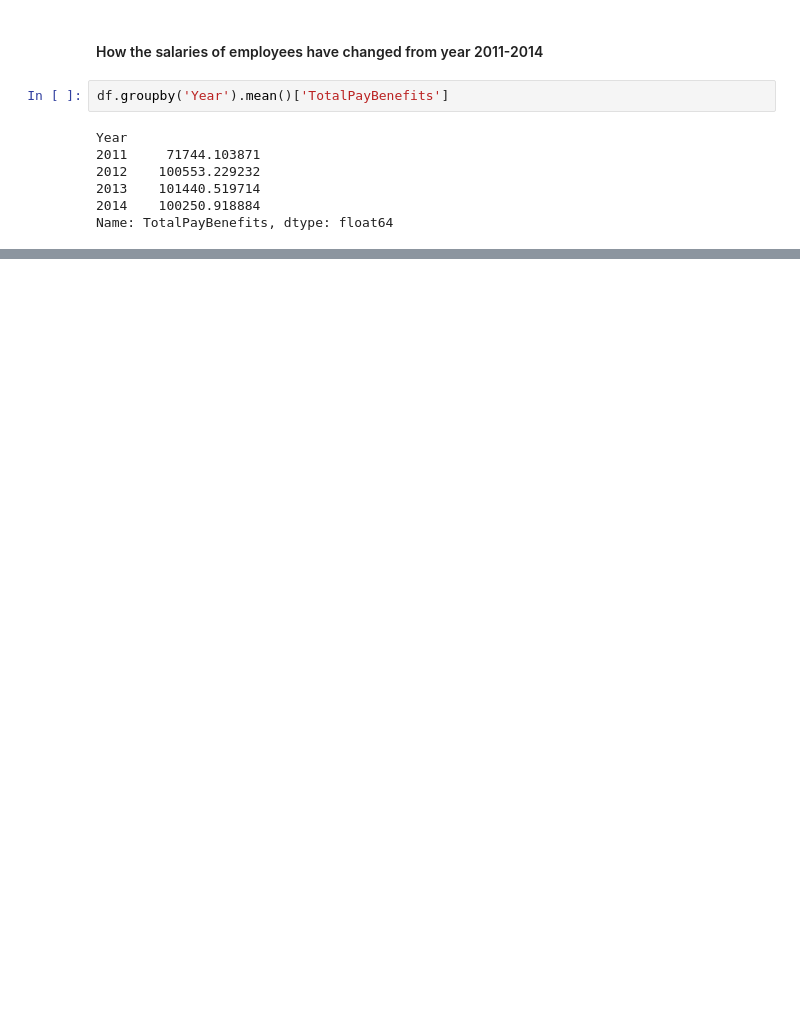
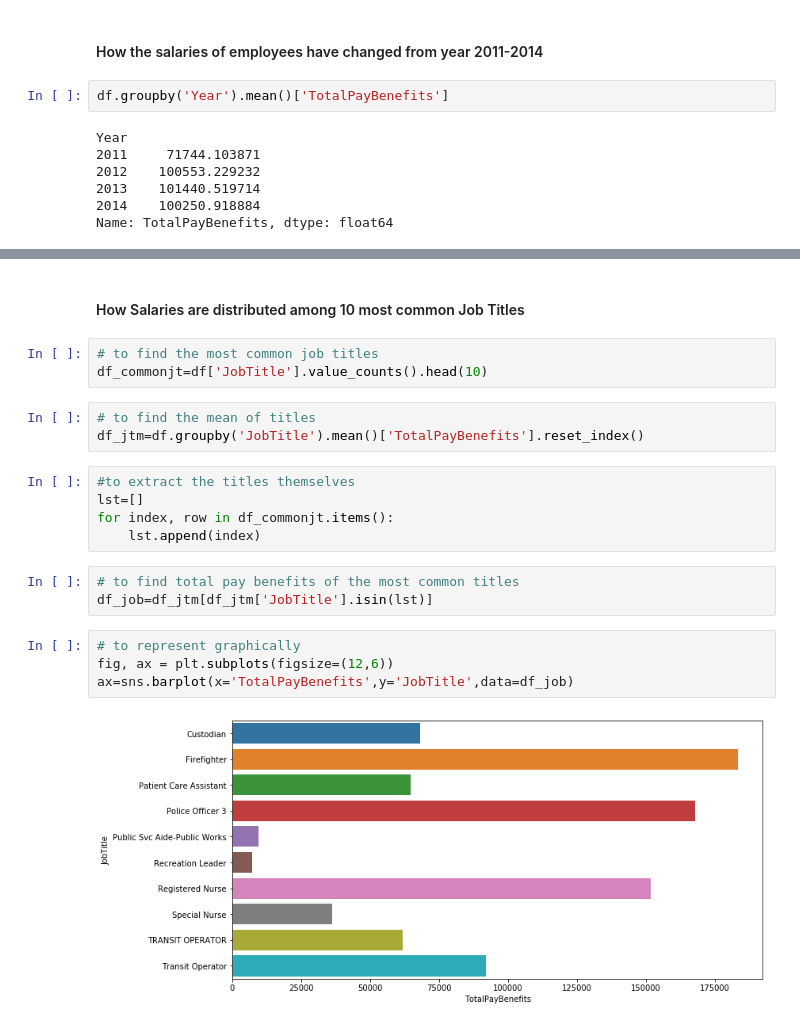
Before and after one commit to samerrkhann/Kaggle-SF-Salaries, a Jupyter notebook: SF-Salaries.ipynb, the cells around one changed output, grey strips where cells are left out. Cells and saved outputs as stored; diff of their text form; blank space fills up the shorter version.

```diff
--- a/SF-Salaries.ipynb
+++ b/SF-Salaries.ipynb
@@ -134,0 +169,22 @@ ax.set_xticks([2011,2012,2013,2014]);
+# %% [markdown]
+#### How Salaries are distributed among 10 most common Job Titles
+# %%
+# to find the most common job titles
+df_commonjt=df['JobTitle'].value_counts().head(10)
+# %%
+# to find the mean of titles
+df_jtm=df.groupby('JobTitle').mean()['TotalPayBenefits'].reset_index()
+# %%
+#to extract the titles themselves
+lst=[]
+for index, row in df_commonjt.items():
+    lst.append(index)
+# %%
+# to find total pay benefits of the most common titles
+df_job=df_jtm[df_jtm['JobTitle'].isin(lst)]
+# %%
+# to represent graphically
+fig, ax = plt.subplots(figsize=(12,6))
+ax=sns.barplot(x='TotalPayBenefits',y='JobTitle',data=df_job)
+# %% [output]
+[figure, added]
```
Also changed, not shown: parts of 13 cells of this notebook.
